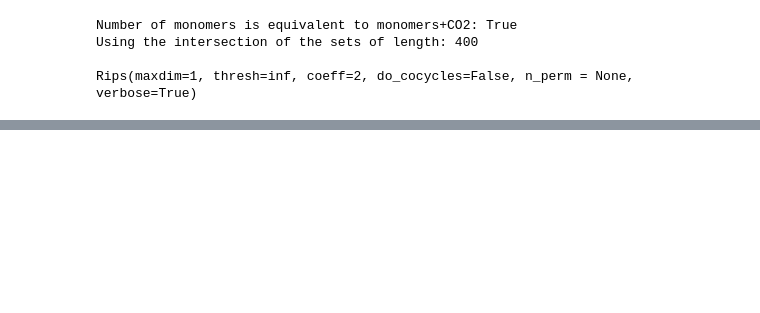
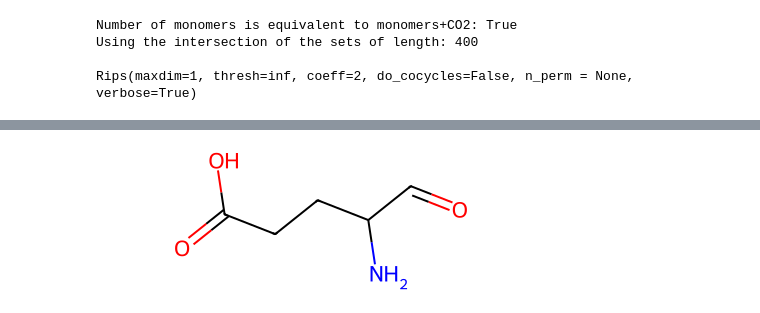
Before and after one commit to ChemRacer/dipeptide_co2, a Jupyter notebook: interaction_sites.ipynb, the cells around one changed output, grey strips where cells are left out. Saved outputs shown, nothing was run; the diff lists cells and outputs as text; code cells hidden in the pictures; blank space fills up the shorter version.

```diff
--- a/interaction_sites.ipynb
+++ b/interaction_sites.ipynb
@@ -180,0 +394,4 @@ array([[0, 1, 0, ..., 0, 0, 0],
+# %%
+m
+# %% [output]
+[figure, added]
```
Also changed, not shown: parts of 33 cells of this notebook, 1 other file.
